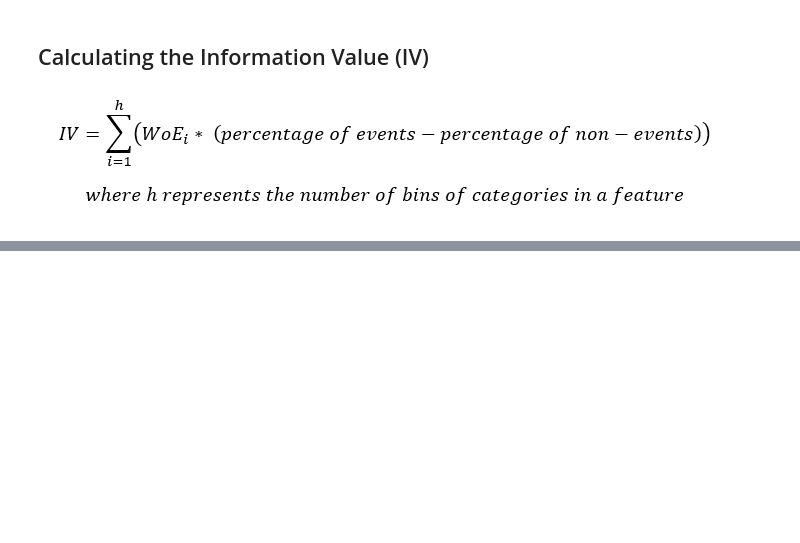
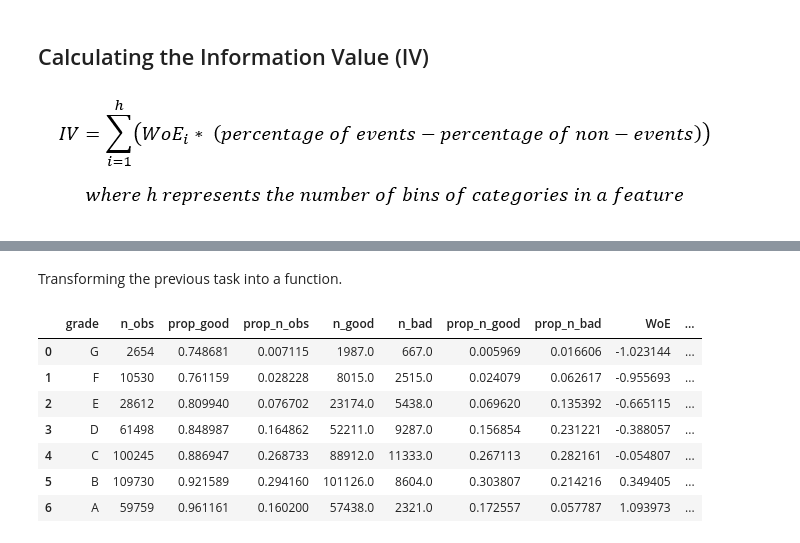
Before and after one commit to andre-cav/Credit-Risk-with-Python, a Jupyter notebook: Credit_Risk_ModellingData.ipynb, the cells around one changed output, grey strips where cells are left out. Cells and saved outputs as stored; diff of their text form; code cells hidden in the pictures; blank space fills up the shorter version.

```diff
--- a/Credit_Risk_ModellingData.ipynb
+++ b/Credit_Risk_ModellingData.ipynb
@@ -578,0 +618,2 @@ df1
+# %% [markdown]
+Transforming the previous task into a function.
@@ -578,0 +640,12 @@ df1
+# %%
+df_temp = woe_discrete(df_inputs, 'grade', df_targets)
+df_temp
+# %% [output]
+|  | grade | n_obs | prop_good | prop_n_obs | n_good | n_bad | prop_n_good | prop_n_bad | WoE | ... |
+| 0 | G | 2654 | 0.748681 | 0.007115 | 1987.0 | 667.0 | 0.005969 | 0.016606 | -1.023144 | ... |
+| 1 | F | 10530 | 0.761159 | 0.028228 | 8015.0 | 2515.0 | 0.024079 | 0.062617 | -0.955693 | ... |
+| 2 | E | 28612 | 0.809940 | 0.076702 | 23174.0 | 5438.0 | 0.069620 | 0.135392 | -0.665115 | ... |
+| 3 | D | 61498 | 0.848987 | 0.164862 | 52211.0 | 9287.0 | 0.156854 | 0.231221 | -0.388057 | ... |
+| 4 | C | 100245 | 0.886947 | 0.268733 | 88912.0 | 11333.0 | 0.267113 | 0.282161 | -0.054807 | ... |
+| 5 | B | 109730 | 0.921589 | 0.294160 | 101126.0 | 8604.0 | 0.303807 | 0.214216 | 0.349405 | ... |
+| 6 | A | 59759 | 0.961161 | 0.160200 | 57438.0 | 2321.0 | 0.172557 | 0.057787 | 1.093973 | ... |
```
Also changed, not shown: parts of 39 cells of this notebook.
